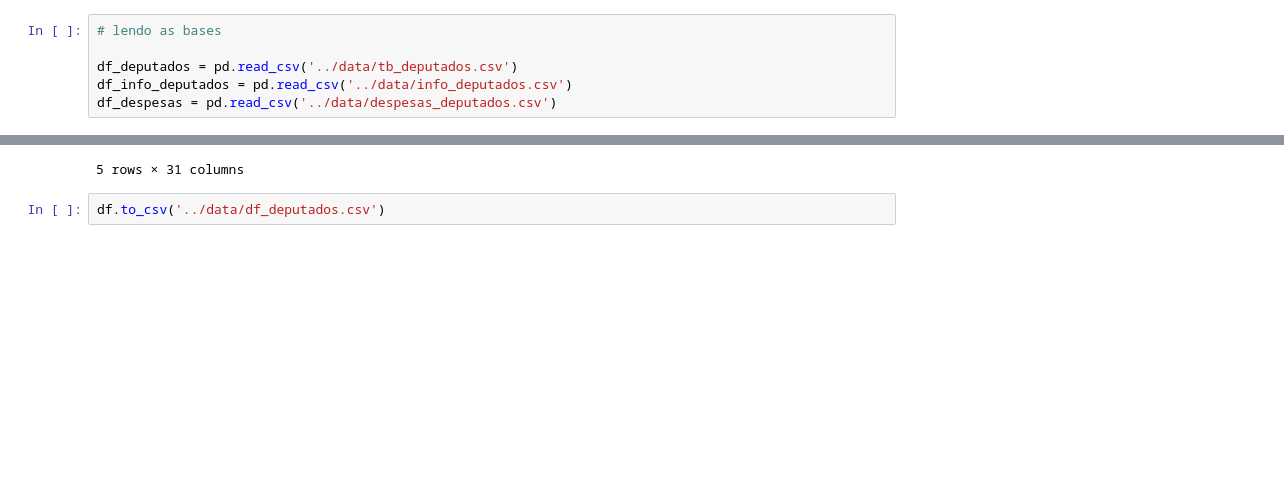
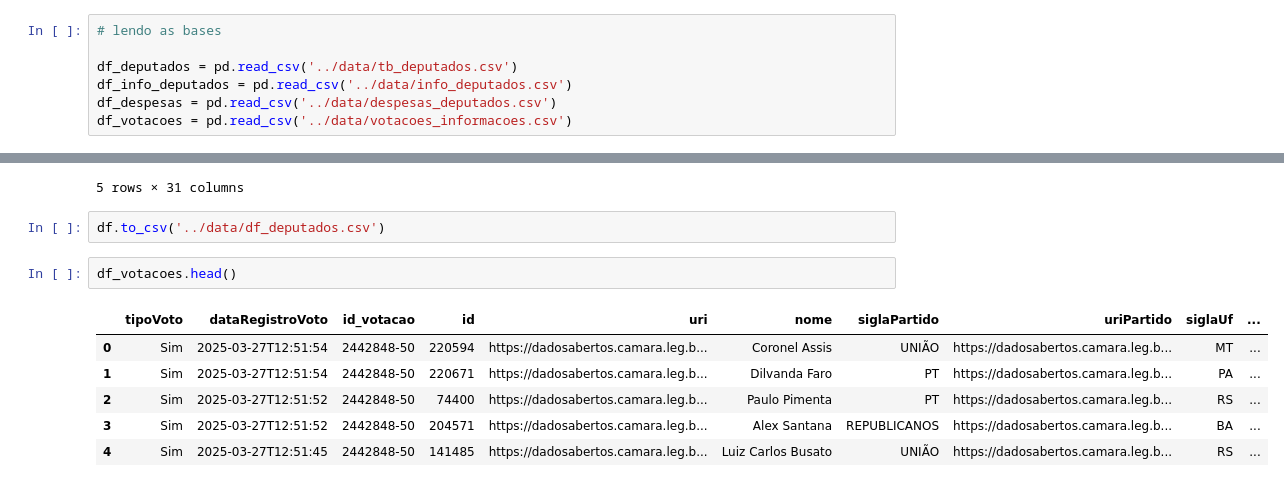
Before and after one commit to Alan-oliveira-analytics/analisa_politico, a Jupyter notebook: notebooks/tratamento_dados.ipynb, the cells around one changed output, grey strips where cells are left out. Cells and saved outputs as stored; diff of their text form; blank space fills up the shorter version.

```diff
--- a/notebooks/tratamento_dados.ipynb
+++ b/notebooks/tratamento_dados.ipynb
@@ -13,6 +13,7 @@ import numpy as np
 df_deputados = pd.read_csv('../data/tb_deputados.csv')
 df_info_deputados = pd.read_csv('../data/info_deputados.csv')
 df_despesas = pd.read_csv('../data/despesas_deputados.csv')
+df_votacoes = pd.read_csv('../data/votacoes_informacoes.csv')
 # %%
 df_info_deputados.drop(columns=['Unnamed: 0'], inplace=True)
 df_info_deputados.head()
@@ -81,3 +82,12 @@ df.head()
 5 rows × 31 columns
 # %%
 df.to_csv('../data/df_deputados.csv')
+# %%
+df_votacoes.head()
+# %% [output]
+|  | tipoVoto | dataRegistroVoto | id_votacao | id | uri | nome | siglaPartido | uriPartido | siglaUf | ... |
+| 0 | Sim | 2025-03-27T12:51:54 | 2442848-50 | 220594 | https://dadosabertos.camara.leg.b... | Coronel Assis | UNIÃO | https://dadosabertos.camara.leg.b... | MT | ... |
+| 1 | Sim | 2025-03-27T12:51:54 | 2442848-50 | 220671 | https://dadosabertos.camara.leg.b... | Dilvanda Faro | PT | https://dadosabertos.camara.leg.b... | PA | ... |
+| 2 | Sim | 2025-03-27T12:51:52 | 2442848-50 | 74400 | https://dadosabertos.camara.leg.b... | Paulo Pimenta | PT | https://dadosabertos.camara.leg.b... | RS | ... |
+| 3 | Sim | 2025-03-27T12:51:52 | 2442848-50 | 204571 | https://dadosabertos.camara.leg.b... | Alex Santana | REPUBLICANOS | https://dadosabertos.camara.leg.b... | BA | ... |
+| 4 | Sim | 2025-03-27T12:51:45 | 2442848-50 | 141485 | https://dadosabertos.camara.leg.b... | Luiz Carlos Busato | UNIÃO | https://dadosabertos.camara.leg.b... | RS | ... |
```
Also changed, not shown: parts of 2 cells of this notebook, 2 other files.
